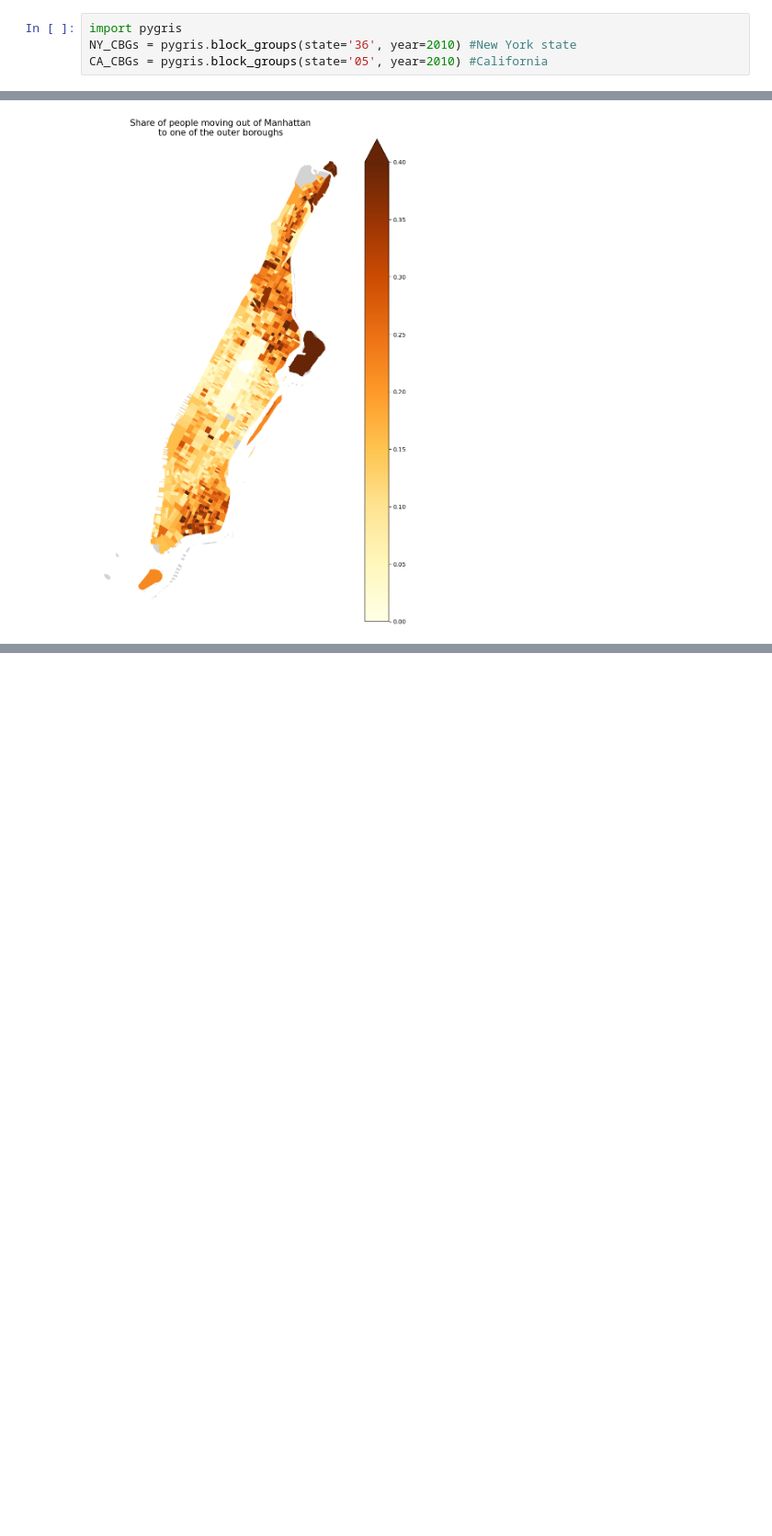
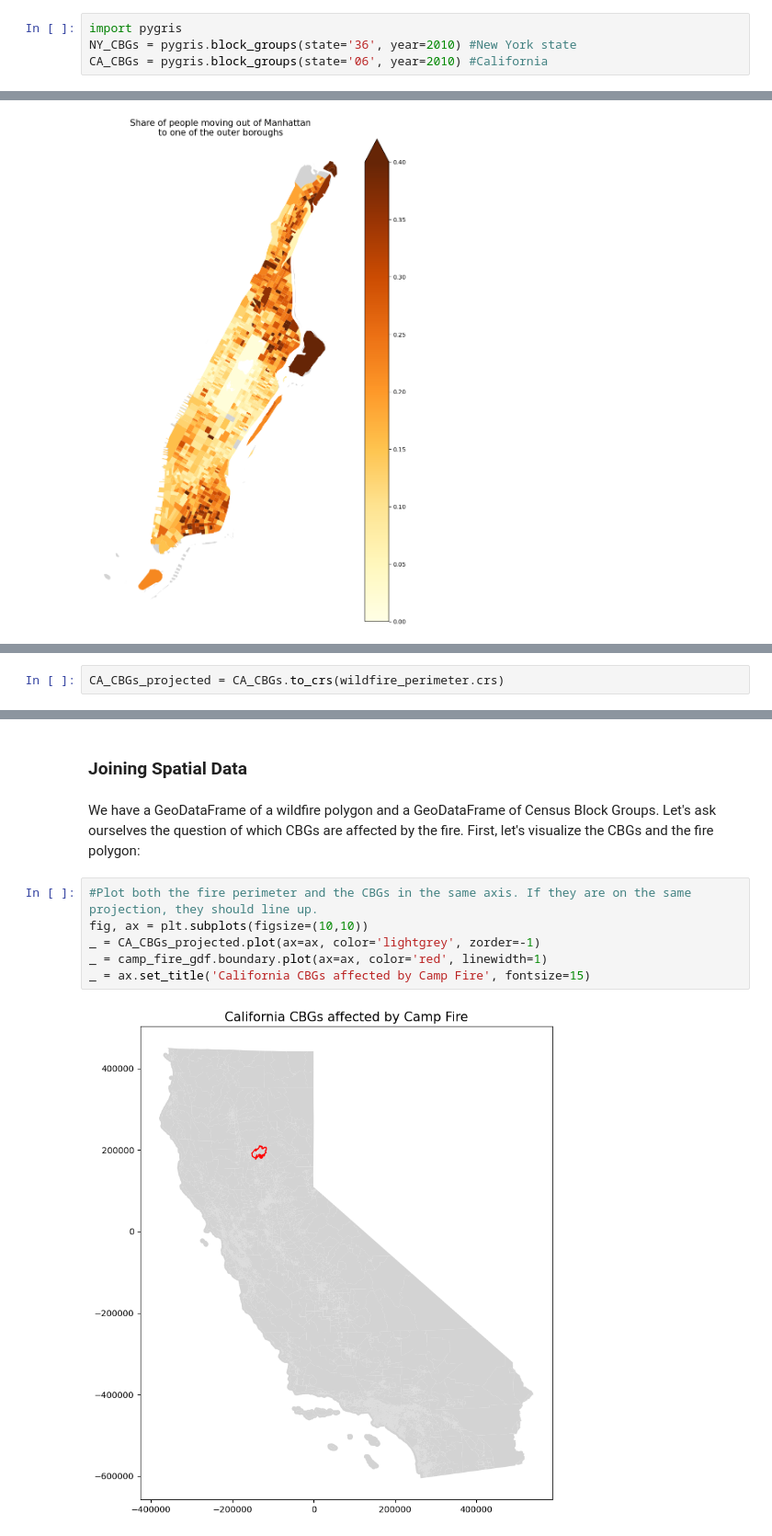
Before and after one commit to gsagostini/MIGRATE, a Jupyter notebook: solutions/mapping.ipynb, the cells around one changed output, grey strips where cells are left out. Shown at 92% size. Drawn from its saved outputs; the diff is of its cells as text; blank space fills up the shorter version.

```diff
--- a/solutions/mapping.ipynb
+++ b/solutions/mapping.ipynb
@@ -44,7 +44,7 @@ You should be able to now import pygris and use the `block_groups()` function to
 # %%
 import pygris
 NY_CBGs = pygris.block_groups(state='36', year=2010) #New York state
-CA_CBGs = pygris.block_groups(state='05', year=2010) #California
+CA_CBGs = pygris.block_groups(state='06', year=2010) #California
 # %% [output]
 HTTP download failed, trying FTP as fallback...
 Downloading tl_2010_36_bg10.zip from Census FTP...
@@ -246,0 +347,2 @@ _ = ax.axis('off')
+# %%
+CA_CBGs_projected = CA_CBGs.to_crs(wildfire_perimeter.crs)
@@ -246,0 +365,12 @@ _ = ax.axis('off')
+# %% [markdown]
+### Joining Spatial Data
+# %% [markdown]
+We have a GeoDataFrame of a wildfire polygon and a GeoDataFrame of Census Block Groups. Let's ask ourselves the question of which CBGs are affected by the fire. First, let's visualize the CBGs and the fire polygon:
+# %%
+#Plot both the fire perimeter and the CBGs in the same axis. If they are on the same projection, they should line up.
+fig, ax = plt.subplots(figsize=(10,10))
+_ = CA_CBGs_projected.plot(ax=ax, color='lightgrey', zorder=-1)
+_ = camp_fire_gdf.boundary.plot(ax=ax, color='red', linewidth=1)
+_ = ax.set_title('California CBGs affected by Camp Fire', fontsize=15)
+# %% [output]
+[figure, added]
```
Also changed, not shown: parts of 48 cells of this notebook, 1 other file.
